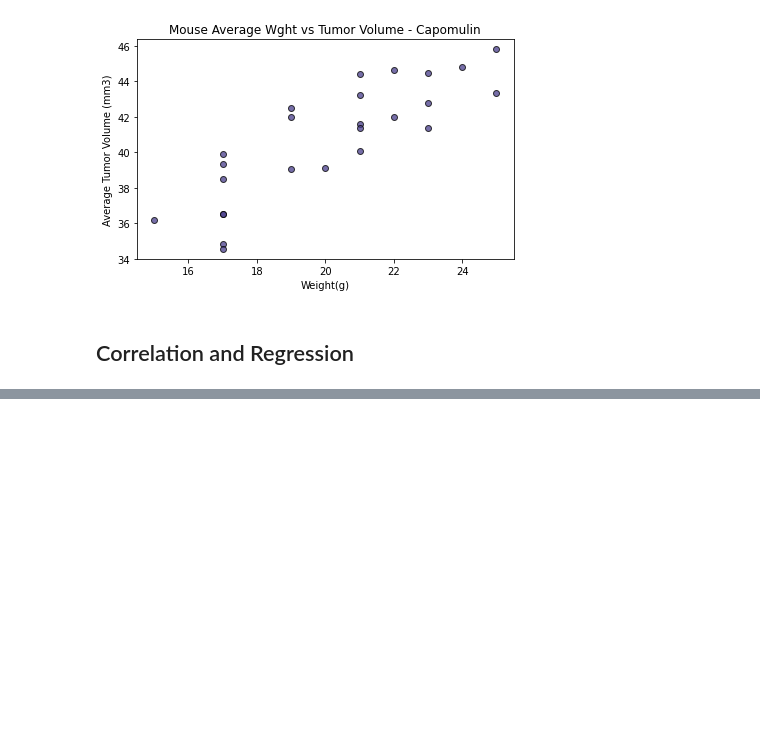
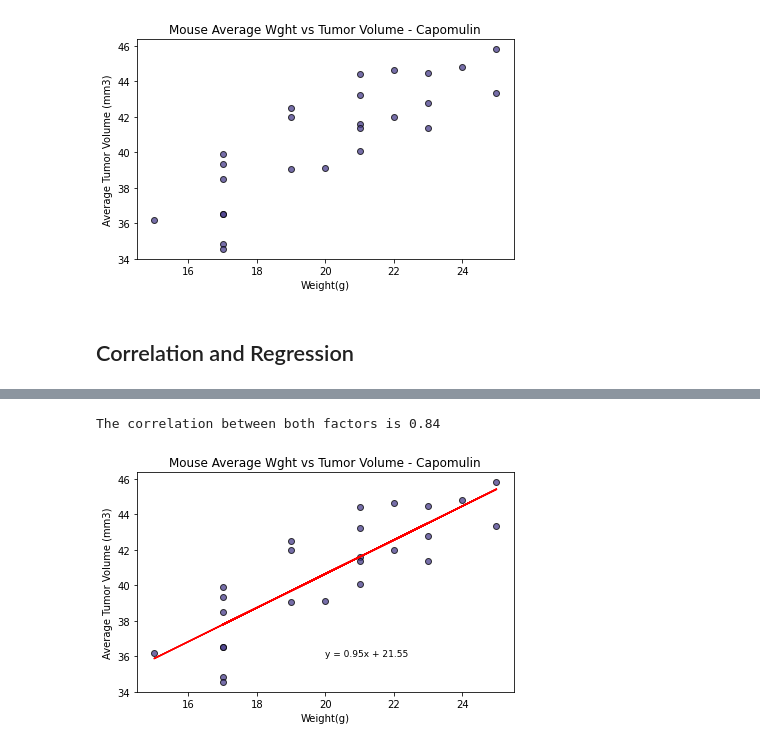
Before and after one commit to VickyL86/Data-Visualization-HWK-5, a Jupyter notebook: Pymaceuticals/pymaceuticals_starter.ipynb, the cells around one changed output, grey strips where cells are left out. Saved outputs shown, nothing was run; the diff lists cells and outputs as text; code cells hidden in the pictures; blank space fills up the shorter version.

```diff
--- a/Pymaceuticals/pymaceuticals_starter.ipynb
+++ b/Pymaceuticals/pymaceuticals_starter.ipynb
@@ -328,0 +335,24 @@ The correlation between mouse weight and the average tumor volume is 0.84
+# %%
+# Calculate the correlation coefficient and a linear regression model
+# for mouse weight and average observed tumor volume for the entire Capomulin regimen
+#source: Class Activities - regression_solution.ipynb in 3/06 - Correlation conundrum 3/08-Ins_Regression
+
+
+capomulin_wght = clean_dataset_df.loc[clean_dataset_df["Drug Regimen"] == "Capomulin", :].groupby("Mouse ID").mean()["Weight (g)"]
+tumor_cap_vol = clean_dataset_df.loc[clean_dataset_df["Drug Regimen"] == "Capomulin", :].groupby("Mouse ID").mean()["Tumor Volume (mm3)"]
+correlation = st.pearsonr(capomulin_wght, tumor_cap_vol)
+print(f"The correlation between both factors is {round(correlation[0],2)}")
+(slope, intercept, rvalue, pvalue, stderr) = linregress(capomulin_wght, tumor_cap_vol)
+regress_values = capomulin_wght * slope + intercept
+line_eq = "y = " + str(round(slope,2)) + "x + " + str(round(intercept,2))
+plt.scatter(capomulin_wght, tumor_cap_vol, marker="o", facecolors="darkslateblue", edgecolors="black", alpha=0.75)
+plt.plot(capomulin_wght,regress_values,"r-")
+plt.annotate(line_eq,(20,36),fontsize=9,color="black")
+plt.title("Mouse Average Wght vs Tumor Volume - Capomulin")
+plt.xlabel("Weight(g)")
+plt.ylabel("Average Tumor Volume (mm3)")
+plt.tight_layout()
+plt.show()
+# %% [output]
+The correlation between both factors is 0.84
+[figure, added]
```
Also changed, not shown: parts of 11 cells of this notebook.
